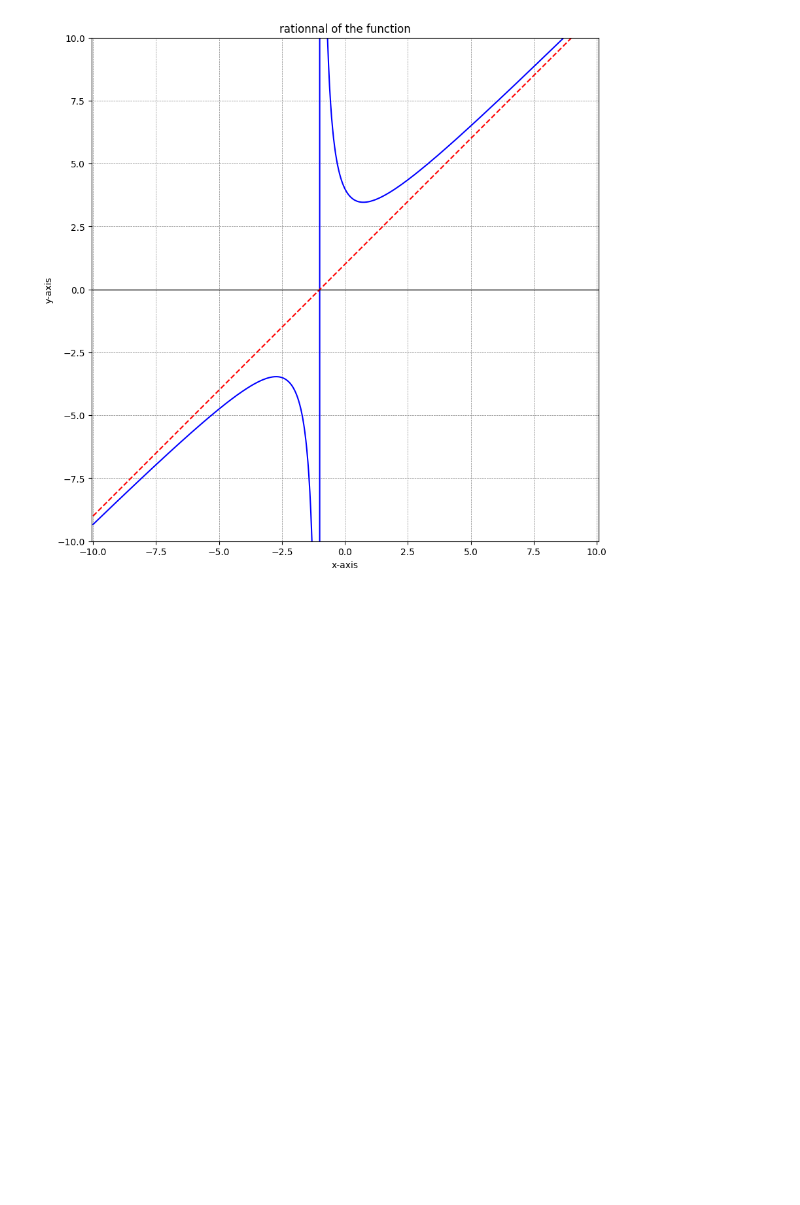
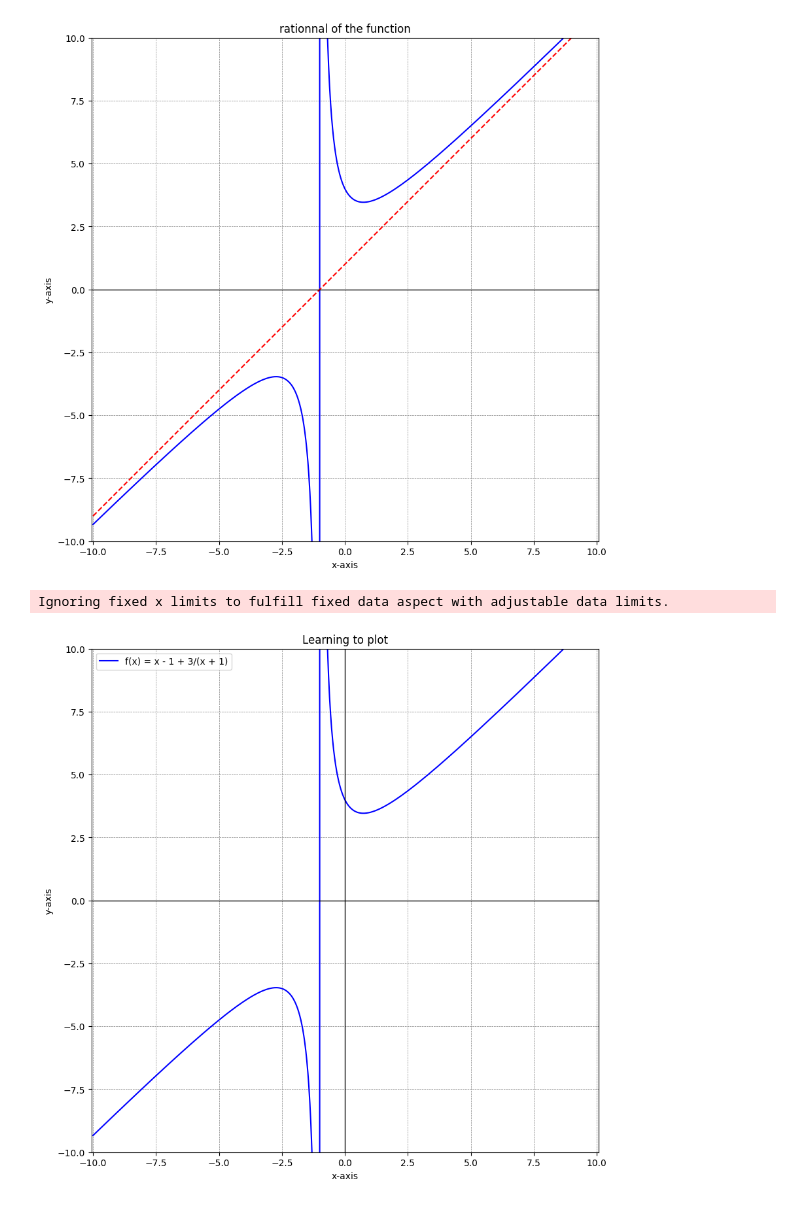
Before and after one commit to beva3/bca-div-c-AI, a Jupyter notebook: rationnale_function.ipynb, the cells around one changed output. Cells and saved outputs as stored; diff of their text form; code cells hidden in the pictures; blank space fills up the shorter version.

```diff
--- a/rationnale_function.ipynb
+++ b/rationnale_function.ipynb
@@ -42,3 +42,45 @@ my_plot.plot()
 # %% [output]
 Ignoring fixed x limits to fulfill fixed data aspect with adjustable data limits.
 [figure]
+# %%
+import matplotlib.pyplot as plt
+import numpy as np
+import pandas as pd
+
+class Plotter:
+    def __init__(self):
+        self.__my_function()
+
+    def __my_function(self):
+        # define the function
+        self.x = np.linspace(-10, 10, 1000)
+        self.x = np.delete(self.x, np.where(self.x == -1))
+        self.y = self.x + 1 + 3/(self.x + 1)
+
+    def __setup_plot(self):
+        # setup the plot
+        plt.figure(figsize=(10, 10))
+        plt.axis('equal')
+        plt.title('Learning to plot')
+        plt.xlabel('x-axis')
+        plt.ylabel('y-axis')
+        plt.xlim(-10, 10)
+        plt.ylim(-10, 10)
+        plt.grid(color='gray',which='both', linestyle='--', linewidth=0.5)
+
+    def plot(self):
+        # full ploting method
+        self.__setup_plot()
+        plt.plot(self.x, self.y, label='f(x) = x - 1 + 3/(x + 1)', color='blue')
+        plt.axhline(0, color='black', lw=1)
+        plt.axvline(0, color='black', lw=1)
+        plt.legend()
+        plt.show()
+
+
+# Example usage
+my_plot = Plotter()
+my_plot.plot()
+# %% [output]
+Ignoring fixed x limits to fulfill fixed data aspect with adjustable data limits.
+[figure, added]
```
